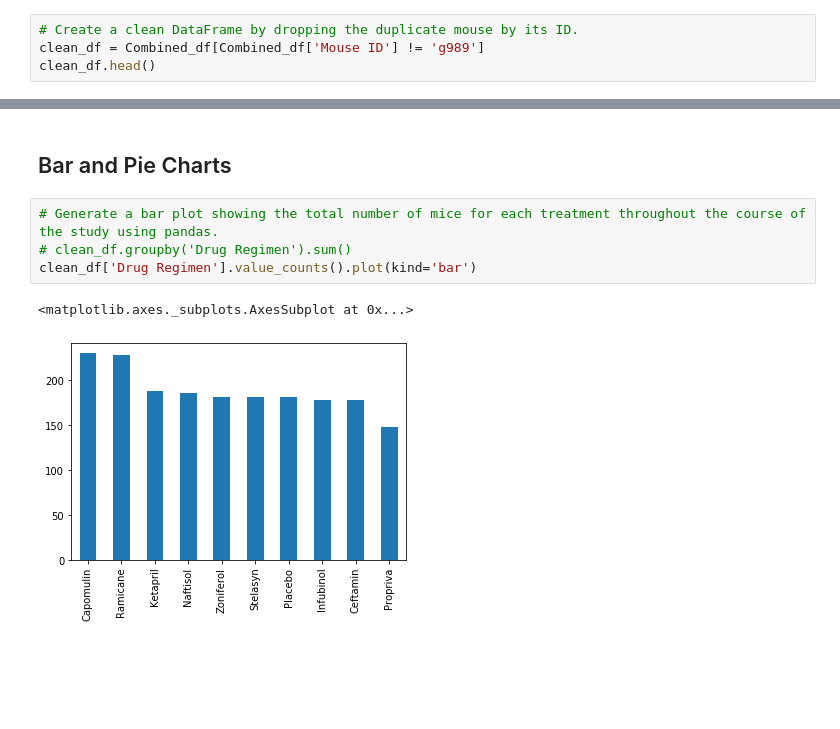
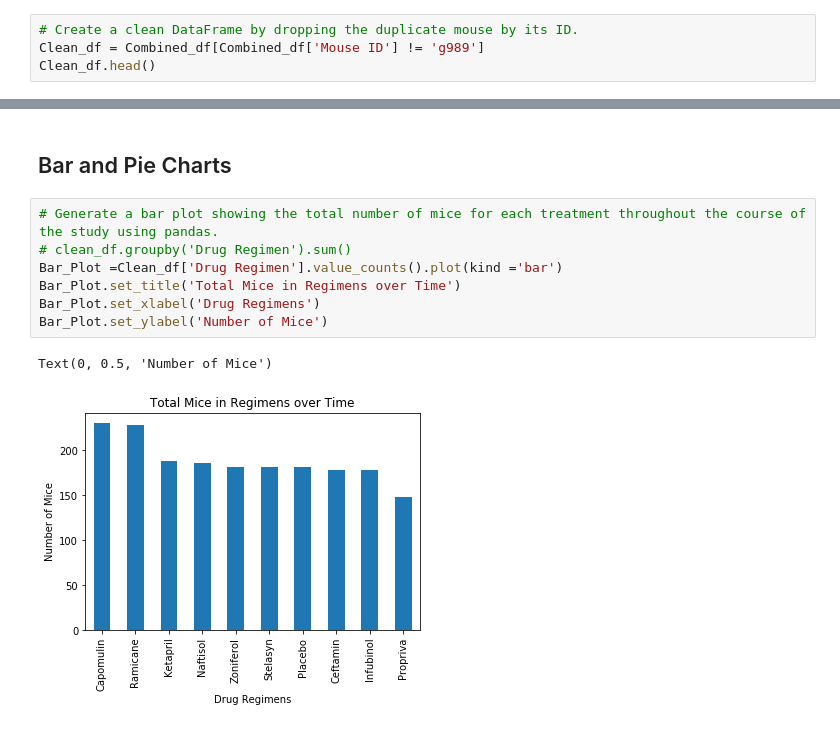
Before and after one commit to blackdenarius307/Matplotlib-Challenge, a Jupyter notebook: The Power of Plots.ipynb, the cells around one changed output, grey strips where cells are left out. Drawn from its saved outputs; the diff is of its cells as text; blank space fills up the shorter version.

```diff
--- a/The Power of Plots.ipynb
+++ b/The Power of Plots.ipynb
@@ -60,8 +60,8 @@ Combined_df[Combined_df['Mouse ID'] == 'g989']
 | 920 | g989 | Propriva | Female | 21 | 26 | 35 | 62.570880 | ... |
 # %%
 # Create a clean DataFrame by dropping the duplicate mouse by its ID.
-clean_df = Combined_df[Combined_df['Mouse ID'] != 'g989']
-clean_df.head()
+Clean_df = Combined_df[Combined_df['Mouse ID'] != 'g989']
+Clean_df.head()
 # %% [output]
 |  | Mouse ID | Drug Regimen | Sex | Age_months | Weight (g) | Timepoint | Tumor Volume (mm3) | ... |
 | 0 | k403 | Ramicane | Male | 21 | 16 | 0 | 45.000000 | ... |
@@ -123,7 +123,10 @@ grp_tumor.agg(['mean','std','median','var','sem'])
 # %%
 # Generate a bar plot showing the total number of mice for each treatment throughout the course of the study using pandas.
 # clean_df.groupby('Drug Regimen').sum()
-clean_df['Drug Regimen'].value_counts().plot(kind='bar')
+Bar_Plot =Clean_df['Drug Regimen'].value_counts().plot(kind ='bar')
+Bar_Plot.set_title('Total Mice in Regimens over Time')
+Bar_Plot.set_xlabel('Drug Regimens')
+Bar_Plot.set_ylabel('Number of Mice')
 # %% [output]
-<matplotlib.axes._subplots.AxesSubplot at 0x...>
+Text(0, 0.5, 'Number of Mice')
-[figure, old version]
+[figure, new version]
```
Also changed, not shown: parts of 7 cells of this notebook.
